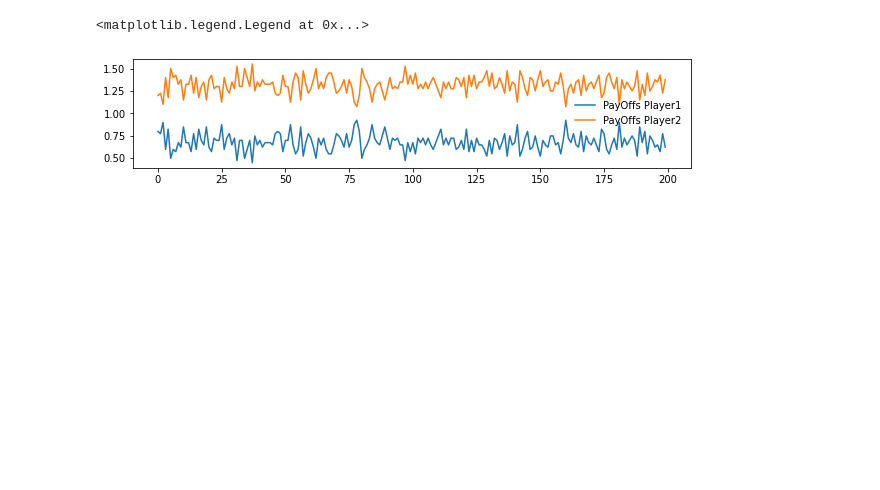
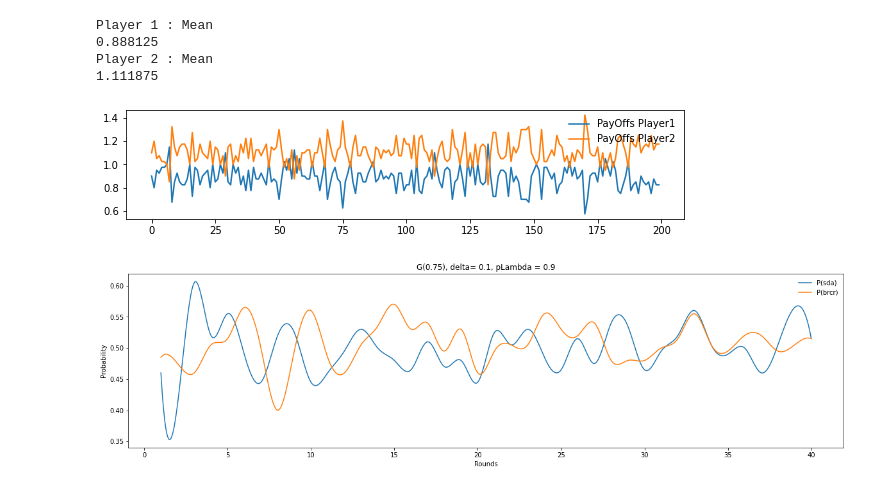
Before and after one commit to nish-d/CS5446Project, a Jupyter notebook: BeliefModelGameplay.ipynb, the cells around one changed output. Cells and saved outputs as stored; diff of their text form; code cells hidden in the pictures; blank space fills up the shorter version.

```diff
--- a/BeliefModelGameplay.ipynb
+++ b/BeliefModelGameplay.ipynb
@@ -168,6 +168,82 @@ plt.plot(av_payOff[:,0], label = "PayOffs Player1")
 plt.plot(av_payOff[:,1], label = "PayOffs Player2")
 
 plt.legend(frameon=False)
+
+print("Player 1 : Mean")
+print(np.mean(av_payOff[:,0]))
+print("Player 2 : Mean")
+print(np.mean(av_payOff[:,1]))
 # %% [output]
-<matplotlib.legend.Legend at 0x...>
+Player 1 : Mean
+0.888125
+Player 2 : Mean
+1.111875
-[figure, old version]
+[figure, new version]
+# %%
+p = 0.75
+delta= 0.1
+pLambda = 0.9
+p1 = BeliefLearningAgent(delta= delta, pLambda = pLambda, informed = True,
+                 payoffMatrixLeft = payOffLeft, payOffMatrixRight = payOffRight,
+                sda = sda, p = p)
+
+p2 = BeliefLearningAgent(delta= delta, pLambda = pLambda, informed = False,
+                 payoffMatrixLeft = payOffLeft, payOffMatrixRight = payOffRight,
+                sda = sda, p = p)
+
+game = Game(payOffRight = payOffRight, payOffLeft = payOffLeft, p = p, p1 = p1, p2 = p2)
+
+rounds = 40
+payoffs = []
+
+episodes = 200
+av_payOff = []
+avpsda = []
+avpbrcr = []
+psda = np.zeros(rounds)
+pbrcr = np.zeros(rounds)
+for ep in range(episodes):
+    payoffs = []
+    p1.reinit_belief()
+    p2.reinit_belief()
+    for i in range(rounds):
+
+        p, p1action, p2action, selected = game.play_round()
+        payoffs.append(p)
+        if(p1action == sda[selected]):
+            psda[i]+=1
+        if(p2action == brcr[selected]):
+            pbrcr[i]+=1
+
+    payoffs = np.array(payoffs)
+    av_payOff.append(np.average(payoffs, axis = 0))
+#     avpsda.append(psda/rounds)
+#     avpbrcr.append(pbrcr/rounds)
+
+#plt.plot(av_payOff)
+avpsda = psda/episodes
+avpbrcr = pbrcr/episodes
+rnos=np.zeros(rounds)
+for i in range(rounds):
+    rnos[i] = i+1
+
+cubic_interploation_model_sda = interp1d(rnos, avpsda, kind = "cubic")
+# Plotting the Graph
+X_=np.linspace(rnos.min(), rnos.max(), 500)
+Y_Psda=cubic_interploation_model_sda(X_)
+
+cubic_interploation_model_brcr = interp1d(rnos, avpbrcr, kind = "cubic")
+# Plotting the Graph
+Y_brcr=cubic_interploation_model_brcr(X_)
+
+#plt.ylim(0.35 , 0.55)
+plt.figure(figsize=(20,5))
+plt.plot(X_, Y_Psda, label = "P(sda)")
+plt.plot(X_, Y_brcr, label = "P(brcr)")
+plt.title("G("+ str(0.75) + "), delta= " +str(delta)+", pLambda = "+str(pLambda))
+plt.xlabel("Rounds")
+plt.ylabel("Probability")
+plt.legend(frameon=False)
+plt.show()
+# %% [output]
+[figure, added]
```
Also changed, not shown: parts of 4 cells of this notebook, 3 other files.
